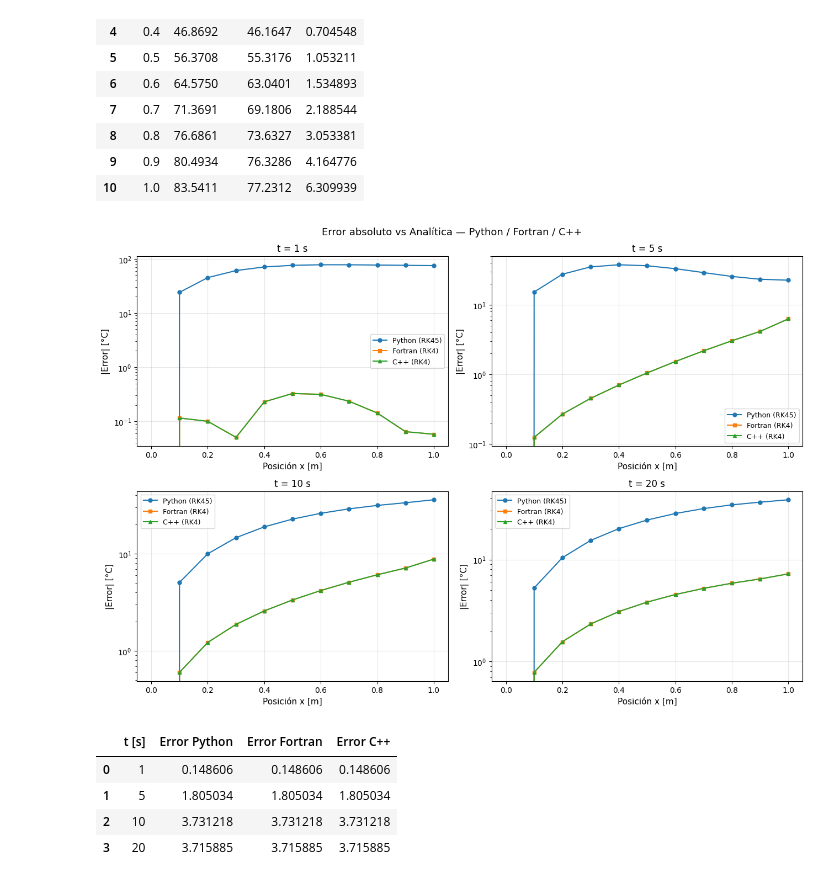
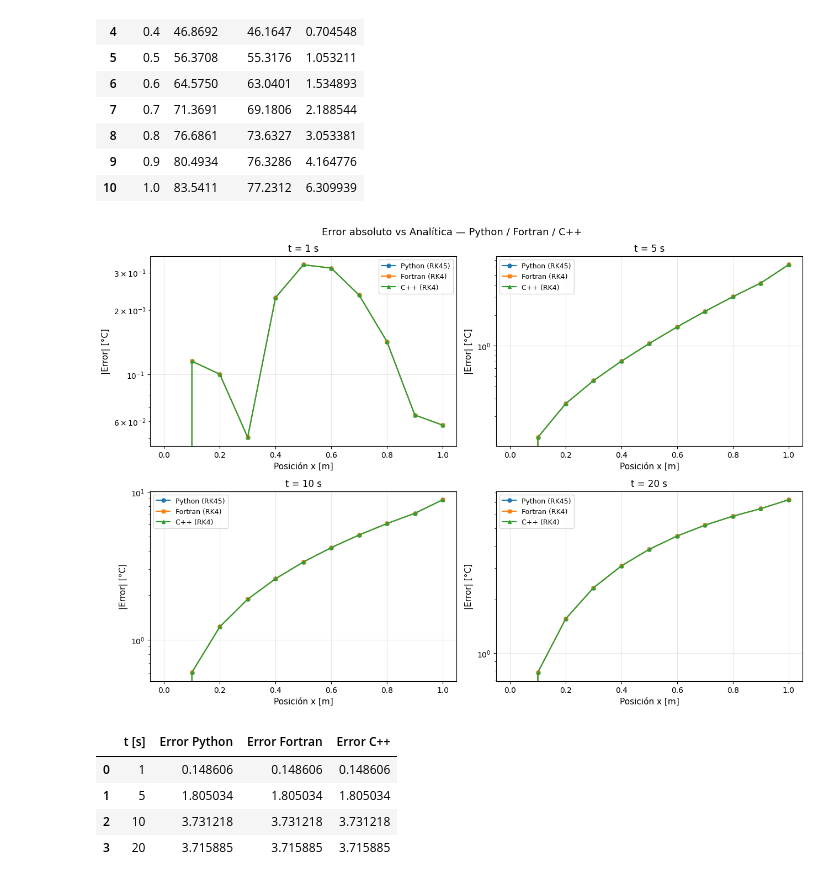
Before and after one commit to campereza043/MFC2026, a Jupyter notebook: Parcial1/CrankNicolson/Gráficas.ipynb, the cells around one changed output. Saved outputs shown, nothing was run; the diff lists cells and outputs as text; code cells hidden in the pictures.

```diff
--- a/Parcial1/CrankNicolson/Gráficas.ipynb
+++ b/Parcial1/CrankNicolson/Gráficas.ipynb
@@ -464,37 +464,37 @@ for ax, tp, color in zip(axes, tiempos_error, colores):
     # ── Python ──────────────────────────────
     idx_py   = np.argmin(np.abs(t_py - tp))
     T_fila_py = np.concatenate([T_py[idx_py], [T_pyd[idx_py]]])
-    err_py    = np.abs(T_fila_f - T_analitica(x_f, tp))
+    err_py    = np.abs(T_fila_py - T_analitica(x_py, tp))
 
     # ── Fortran ─────────────────────────────
     idx_f   = np.argmin(np.abs(t_f - tp))
     T_fila_f = np.concatenate([T_f[idx_f], [T_fd[idx_f]]])
     err_f    = np.abs(T_fila_f - T_analitica(x_f, tp))
 
     # ── C++ ─────────────────────────────────
     idx_c    = np.argmin(np.abs(t_cpp - tp))
     T_fila_c = np.concatenate([T_cpp[idx_c], [T_cpd[idx_c]]])
     err_c    = np.abs(T_fila_c - T_analitica(x_cpp, tp))
 
     # ── Graficar ────────────────────────────
     # Nota: Tienes la variable 'color' del ciclo, podrías usarla aquí si quieres
     ax.plot(x,     err_py, '-o',  markersize=5, label='Python (RK45)')
     ax.plot(x_f,   err_f,  '-s',  markersize=5, label='Fortran (RK4)')
     ax.plot(x_cpp, err_c,  '-^',  markersize=5, label='C++ (RK4)')
 
     ax.set_title(f't = {tp} s', fontsize=12)
     ax.set_xlabel('Posición x [m]', fontsize=11)
     ax.set_ylabel('|Error| [°C]',   fontsize=11)
     ax.set_yscale('log')
     ax.legend(fontsize=9)
     ax.grid(True, alpha=0.3)
 
 # ── Configuraciones finales (Fuera del ciclo for) ──
 fig.suptitle('Error absoluto vs Analítica — Python / Fortran / C++', fontsize=13)
 plt.tight_layout()
 plt.show()
 # %% [output]
-[figure, old version]
+[figure, new version]
 # %%
 # ── Error promedio comparativo: Python vs Fortran vs C++ ─────
 tiempos_error = [1, 5, 10, 20]
```
Also changed, not shown: 9 other files.
